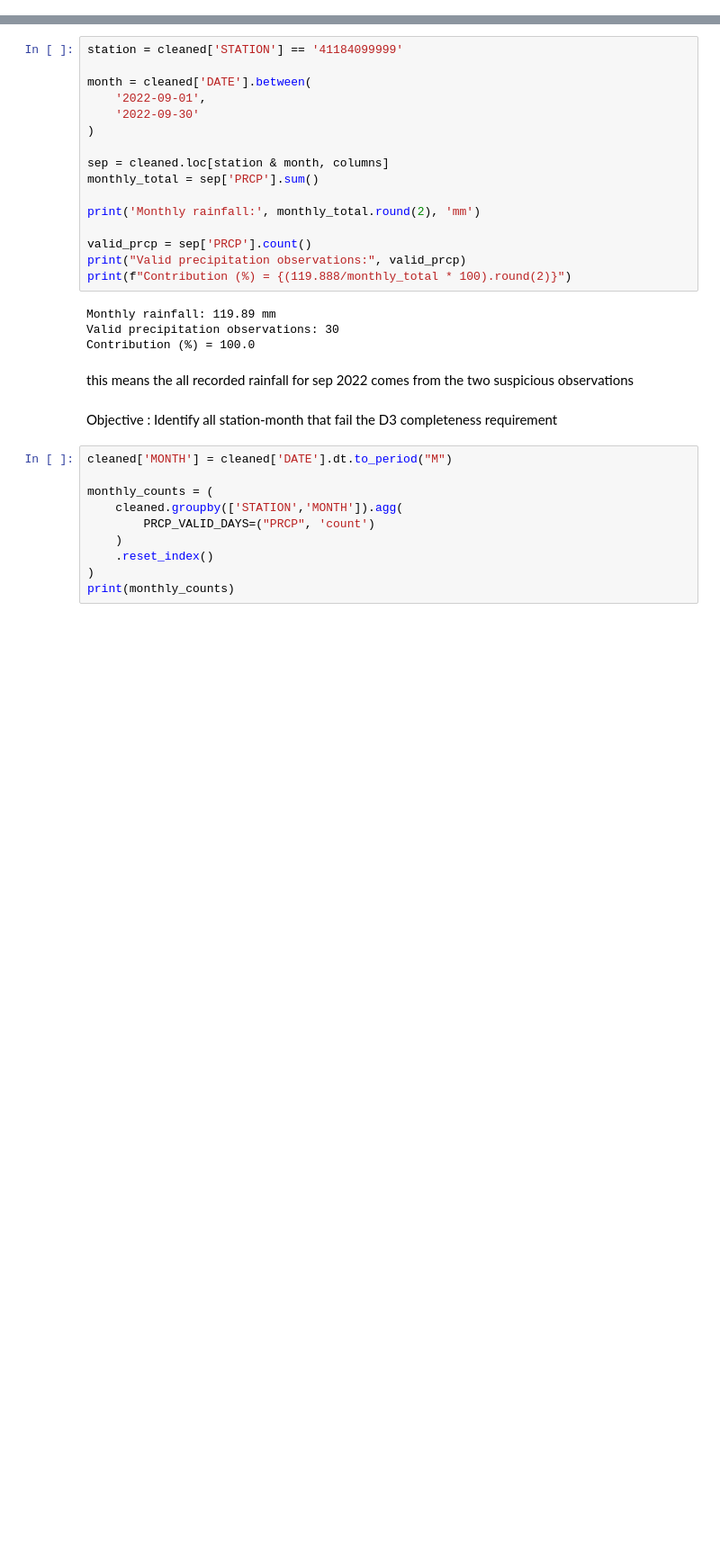
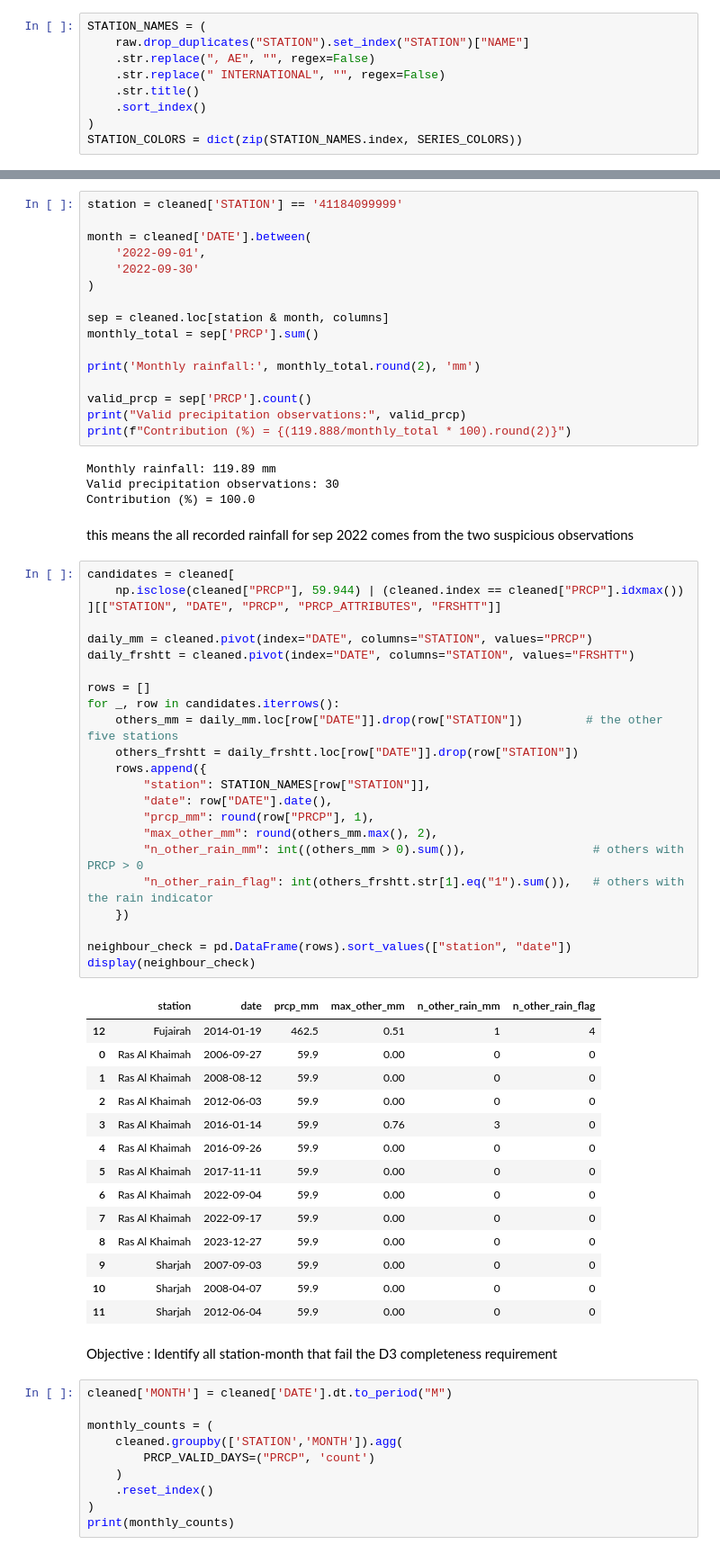
Before and after one commit to mrym828/Rainfall-generalization, a Jupyter notebook: notebooks/01_data_inspection.ipynb, the cells around one changed output, grey strips where cells are left out. Shown at 90% size. Drawn from its saved outputs; the diff is of its cells as text; blank space fills up the shorter version.

```diff
--- a/notebooks/01_data_inspection.ipynb
+++ b/notebooks/01_data_inspection.ipynb
@@ -37,0 +88,9 @@ Columns: ['STATION', 'DATE', 'LATITUDE', 'LONGITUDE', 'ELEVATION', 'NAME', 'TEMP
+# %%
+STATION_NAMES = (
+    raw.drop_duplicates("STATION").set_index("STATION")["NAME"]
+    .str.replace(", AE", "", regex=False)
+    .str.replace(" INTERNATIONAL", "", regex=False)
+    .str.title()
+    .sort_index()
+)
+STATION_COLORS = dict(zip(STATION_NAMES.index, SERIES_COLORS))
@@ -435,6 +531,44 @@ Valid precipitation observations: 30
 Contribution (%) = 100.0
 # %% [markdown]
 this means the all recorded rainfall for sep 2022 comes from the two suspicious observations
+# %%
+candidates = cleaned[
+    np.isclose(cleaned["PRCP"], 59.944) | (cleaned.index == cleaned["PRCP"].idxmax())
+][["STATION", "DATE", "PRCP", "PRCP_ATTRIBUTES", "FRSHTT"]]
+
+daily_mm = cleaned.pivot(index="DATE", columns="STATION", values="PRCP")
+daily_frshtt = cleaned.pivot(index="DATE", columns="STATION", values="FRSHTT")
+
+rows = []
+for _, row in candidates.iterrows():
+    others_mm = daily_mm.loc[row["DATE"]].drop(row["STATION"])         # the other five stations
+    others_frshtt = daily_frshtt.loc[row["DATE"]].drop(row["STATION"])
+    rows.append({
+        "station": STATION_NAMES[row["STATION"]],
+        "date": row["DATE"].date(),
+        "prcp_mm": round(row["PRCP"], 1),
+        "max_other_mm": round(others_mm.max(), 2),
+        "n_other_rain_mm": int((others_mm > 0).sum()),                  # others with PRCP > 0
+        "n_other_rain_flag": int(others_frshtt.str[1].eq("1").sum()),   # others with the rain indicator
+    })
+
+neighbour_check = pd.DataFrame(rows).sort_values(["station", "date"])
+display(neighbour_check)
+# %% [output]
+|  | station | date | prcp_mm | max_other_mm | n_other_rain_mm | n_other_rain_flag |
+| 12 | Fujairah | 2014-01-19 | 462.5 | 0.51 | 1 | 4 |
+| 0 | Ras Al Khaimah | 2006-09-27 | 59.9 | 0.00 | 0 | 0 |
+| 1 | Ras Al Khaimah | 2008-08-12 | 59.9 | 0.00 | 0 | 0 |
+| 2 | Ras Al Khaimah | 2012-06-03 | 59.9 | 0.00 | 0 | 0 |
+| 3 | Ras Al Khaimah | 2016-01-14 | 59.9 | 0.76 | 3 | 0 |
+| 4 | Ras Al Khaimah | 2016-09-26 | 59.9 | 0.00 | 0 | 0 |
+| 5 | Ras Al Khaimah | 2017-11-11 | 59.9 | 0.00 | 0 | 0 |
+| 6 | Ras Al Khaimah | 2022-09-04 | 59.9 | 0.00 | 0 | 0 |
+| 7 | Ras Al Khaimah | 2022-09-17 | 59.9 | 0.00 | 0 | 0 |
+| 8 | Ras Al Khaimah | 2023-12-27 | 59.9 | 0.00 | 0 | 0 |
+| 9 | Sharjah | 2007-09-03 | 59.9 | 0.00 | 0 | 0 |
+| 10 | Sharjah | 2008-04-07 | 59.9 | 0.00 | 0 | 0 |
+| 11 | Sharjah | 2012-06-04 | 59.9 | 0.00 | 0 | 0 |
 # %% [markdown]
 Objective : Identify all station-month that fail the D3 completeness requirement
 # %%
```
Also changed, not shown: parts of 23 cells of this notebook, 2 other files.
